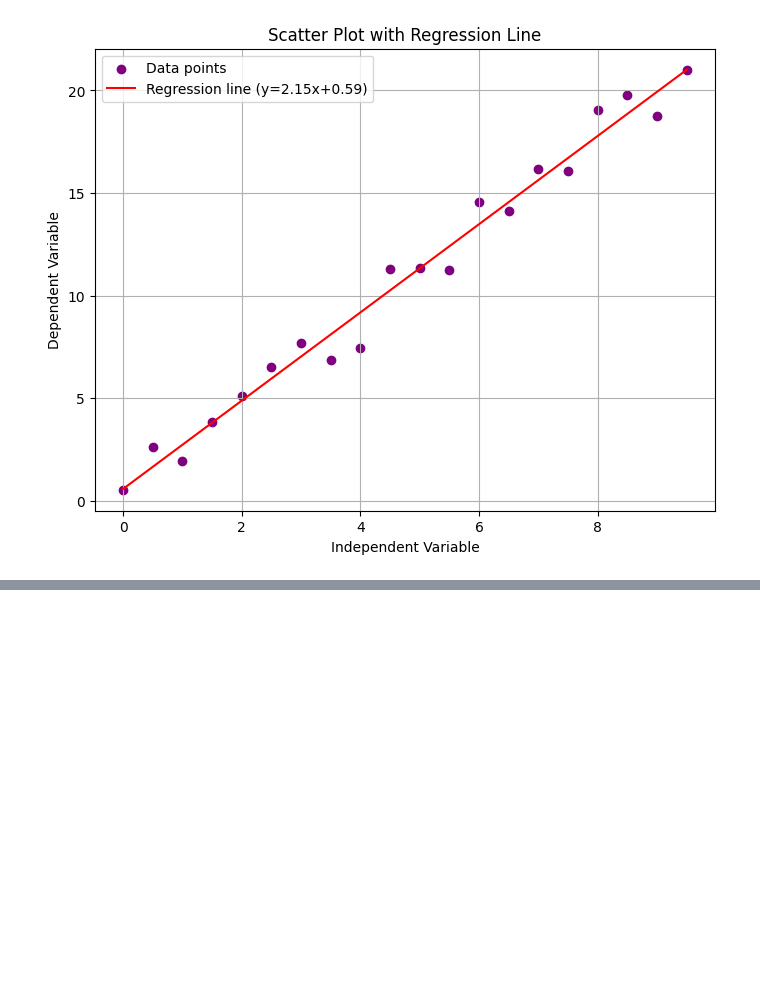
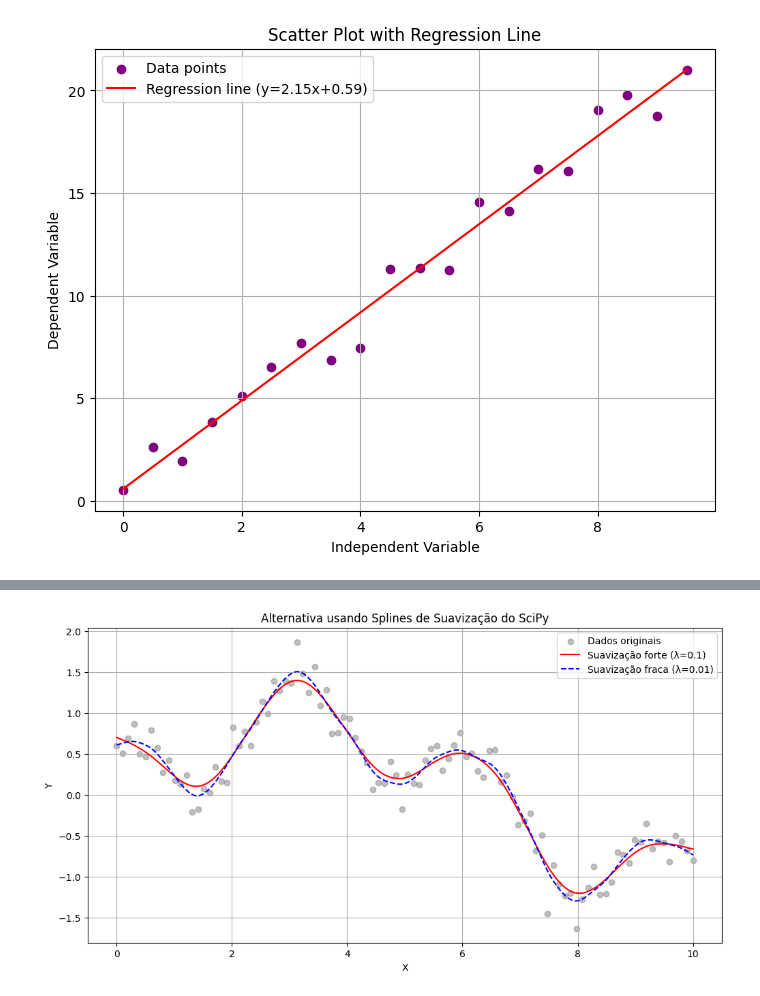
Before and after one commit to gustavocoderjs/An-lise-de-Dados-, a Jupyter notebook: Notebooks/scatter_plot.ipynb, the cells around one changed output, grey strips where cells are left out. Cells and saved outputs as stored; diff of their text form; code cells hidden in the pictures; blank space fills up the shorter version.

```diff
--- a/Notebooks/scatter_plot.ipynb
+++ b/Notebooks/scatter_plot.ipynb
@@ -83,0 +112,34 @@ plt.show()
+# %%
+import numpy as np
+import matplotlib.pyplot as plt
+from scipy.interpolate import make_smoothing_spline
+
+# Gerar dados com padrão não-linear mais complexo
+np.random.seed(42)
+x = np.linspace(0, 10, 100)
+y = np.sin(x*0.5) + 0.5*np.cos(x*2) + np.random.normal(0, 0.2, 100)
+
+# Criar versões suaves com diferentes parâmetros
+x_smooth = np.linspace(x.min(), x.max(), 300)
+
+# Suavização 1 (mais suave)
+spl1 = make_smoothing_spline(x, y, lam=0.1)
+y_smooth1 = spl1(x_smooth)
+
+# Suavização 2 (menos suave)
+spl2 = make_smoothing_spline(x, y, lam=0.01)
+y_smooth2 = spl2(x_smooth)
+
+# Plotar os resultados
+plt.figure(figsize=(12, 6))
+plt.scatter(x, y, color='gray', alpha=0.5, label='Dados originais')
+plt.plot(x_smooth, y_smooth1, 'r-', label='Suavização forte (λ=0.1)')
+plt.plot(x_smooth, y_smooth2, 'b--', label='Suavização fraca (λ=0.01)')
+plt.title('Alternativa usando Splines de Suavização do SciPy')
+plt.xlabel('X')
+plt.ylabel('Y')
+plt.legend()
+plt.grid(True)
+plt.show()
+# %% [output]
+[figure, added]
```
Also changed, not shown: parts of 1 cell of this notebook.
